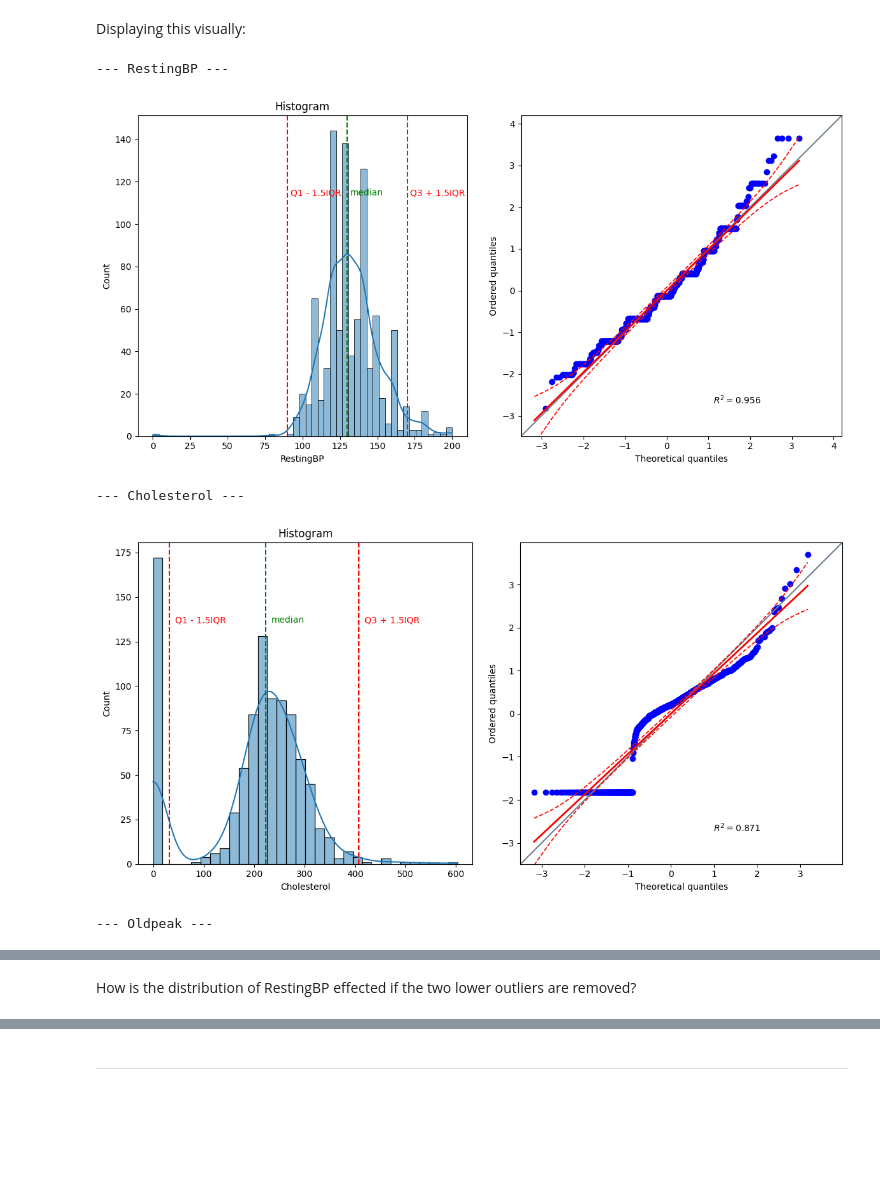
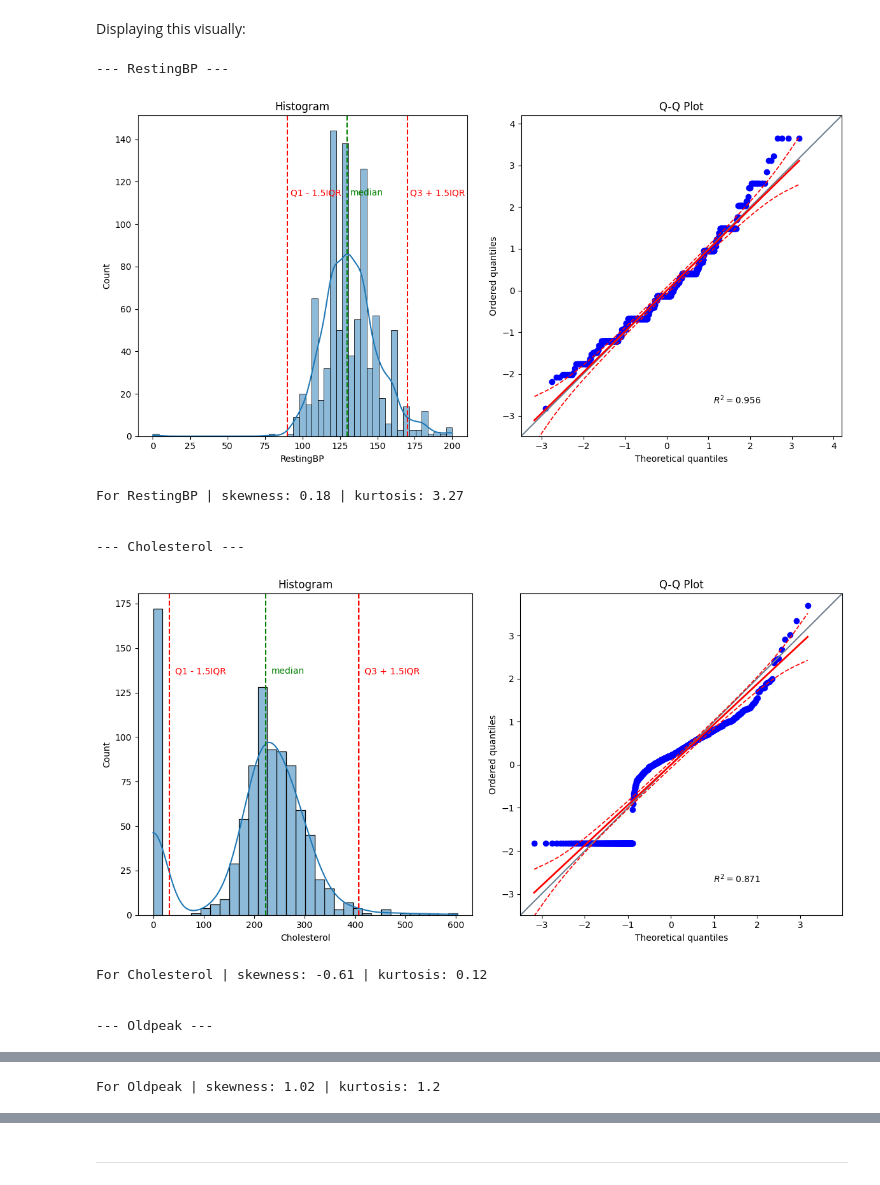
Before and after one commit to jfpaliga/CVD-predictor, a Jupyter notebook: jupyter_notebooks/02 - ExploratoryDataAnalysis.ipynb, the cells around one changed output, grey strips where cells are left out. Drawn from its saved outputs; the diff is of its cells as text; code cells hidden in the pictures; blank space fills up the shorter version.

Commit message:
Transform RestingBP and Cholesterol data and evaluate distributions

```diff
--- a/jupyter_notebooks/02 - ExploratoryDataAnalysis.ipynb
+++ b/jupyter_notebooks/02 - ExploratoryDataAnalysis.ipynb
@@ -154,32 +155,44 @@ Displaying this visually:
 # %%
 import pingouin as pg
 
-def plot_distribution_and_qq(df):
+def plot_distribution_and_qq(df, method=None):
     for col in df.columns:
         IQR = calc_IQR(df, col)
 
         print(f"--- {col} ---")
         fig, axes = plt.subplots(nrows=1, ncols=2, figsize=(12,6))
         sns.histplot(data=df, x=col, kde=True, ax=axes[0])
         axes[0].set_title("Histogram")
         axes[0].axvline(df[col].median(), color="g", linestyle="dashed", linewidth="1.5")
         axes[0].text(x=df[col].median() + df[col].std()/10, y=axes[0].get_ylim()[1] * 0.75, s="median", fontsize=10, c="g")
 
         axes[0].axvline(df[col].quantile(q=0.25) - 1.5*IQR, color="r", linestyle="dashed", linewidth="1.5")
         axes[0].text(x=df[col].quantile(q=0.25) - 1.5*IQR + df[col].std()/10, y=axes[0].get_ylim()[1] * 0.75, s="Q1 - 1.5IQR", fontsize=10, c="r")
 
         axes[0].axvline(df[col].quantile(q=0.75) + 1.5*IQR, color="r", linestyle="dashed", linewidth="1.5")
         axes[0].text(x=df[col].quantile(q=0.75) + 1.5*IQR + df[col].std()/10, y=axes[0].get_ylim()[1] * 0.75, s="Q3 + 1.5IQR", fontsize=10, c="r")
 
+        axes[1].set_title("Q-Q Plot")
         pg.qqplot(df[col], dist="norm", ax=axes[1])
 
+        if method != None:
+            plt.suptitle(f"{method}")
         plt.tight_layout()
         plt.show()
 
+        calc_skew_kurtosis(df, col)
+        print("\n")
+
 plot_distribution_and_qq(outliers_df)
 # %% [output]
 --- RestingBP ---
-[figure, old version]
+[figure, new version]
+For RestingBP | skewness: 0.18 | kurtosis: 3.27
+
+
 --- Cholesterol ---
-[figure, old version]
+[figure, new version]
+For Cholesterol | skewness: -0.61 | kurtosis: 0.12
+
+
 --- Oldpeak ---
@@ -187,2 +200 @@ plot_distribution_and_qq(outliers_df)
+For Oldpeak | skewness: 1.02 | kurtosis: 1.2
-# %% [markdown]
-How is the distribution of RestingBP effected if the two lower outliers are removed?
```
Also changed, not shown: parts of 20 cells of this notebook.
